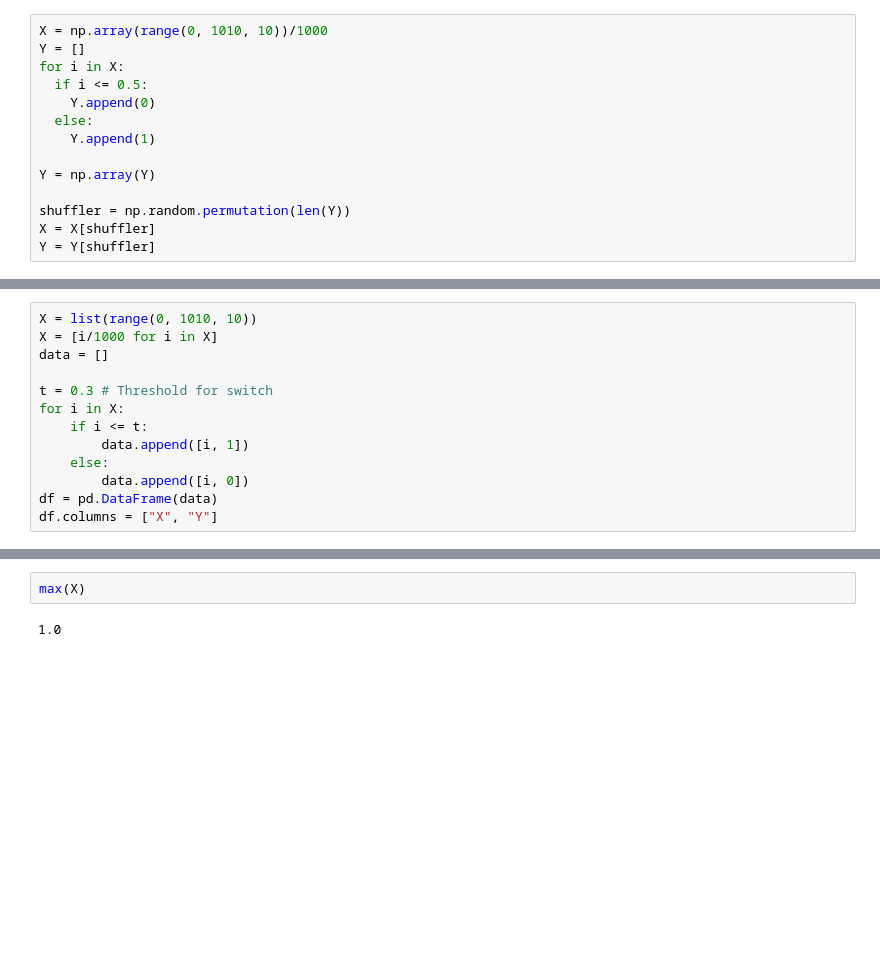
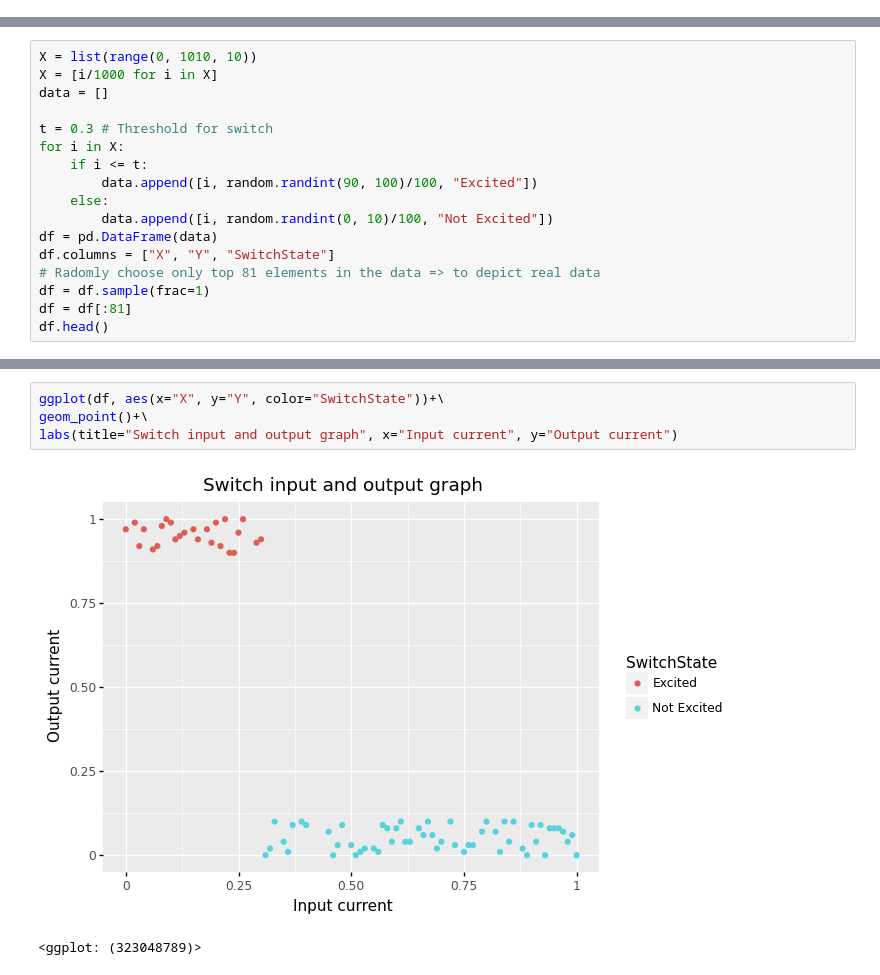
Before and after one commit to NeerajKomuravalli/tensorflowPlayground, a Jupyter notebook: blogs/single_neuron/switch_graphs.ipynb, the cells around one changed output, grey strips where cells are left out. Cells and saved outputs as stored; diff of their text form; blank space fills up the shorter version.

```diff
--- a/blogs/single_neuron/switch_graphs.ipynb
+++ b/blogs/single_neuron/switch_graphs.ipynb
@@ -4,15 +5 @@ import pandas as pd
 from plotnine import *
-# %%
-X = np.array(range(0, 1010, 10))/1000
-Y = []
-for i in X:
-  if i <= 0.5:
-    Y.append(0)
-  else:
-    Y.append(1)
-
-Y = np.array(Y)
-
-shuffler = np.random.permutation(len(Y))
-X = X[shuffler]
-Y = Y[shuffler]
@@ -45,9 +13,13 @@ data = []
 t = 0.3 # Threshold for switch
 for i in X:
     if i <= t:
-        data.append([i, 1])
+        data.append([i, random.randint(90, 100)/100, "Excited"])
     else:
-        data.append([i, 0])
+        data.append([i, random.randint(0, 10)/100, "Not Excited"])
 df = pd.DataFrame(data)
-df.columns = ["X", "Y"]
+df.columns = ["X", "Y", "SwitchState"]
+# Radomly choose only top 81 elements in the data => to depict real data
+df = df.sample(frac=1)
+df = df[:81]
+df.head()
 # %% [output]
@@ -55,4 +32,7 @@ TypeError: 'builtin_function_or_method' object is not subscriptable
-# %%
-max(X)
-# %% [output]
-1.0
+# %%
+ggplot(df, aes(x="X", y="Y", color="SwitchState"))+\
+geom_point()+\
+labs(title="Switch input and output graph", x="Input current", y="Output current")
+# %% [output]
+[figure, added]
+<ggplot: (323048789)>
```
Also changed, not shown: parts of 8 cells of this notebook, 1 other file.
